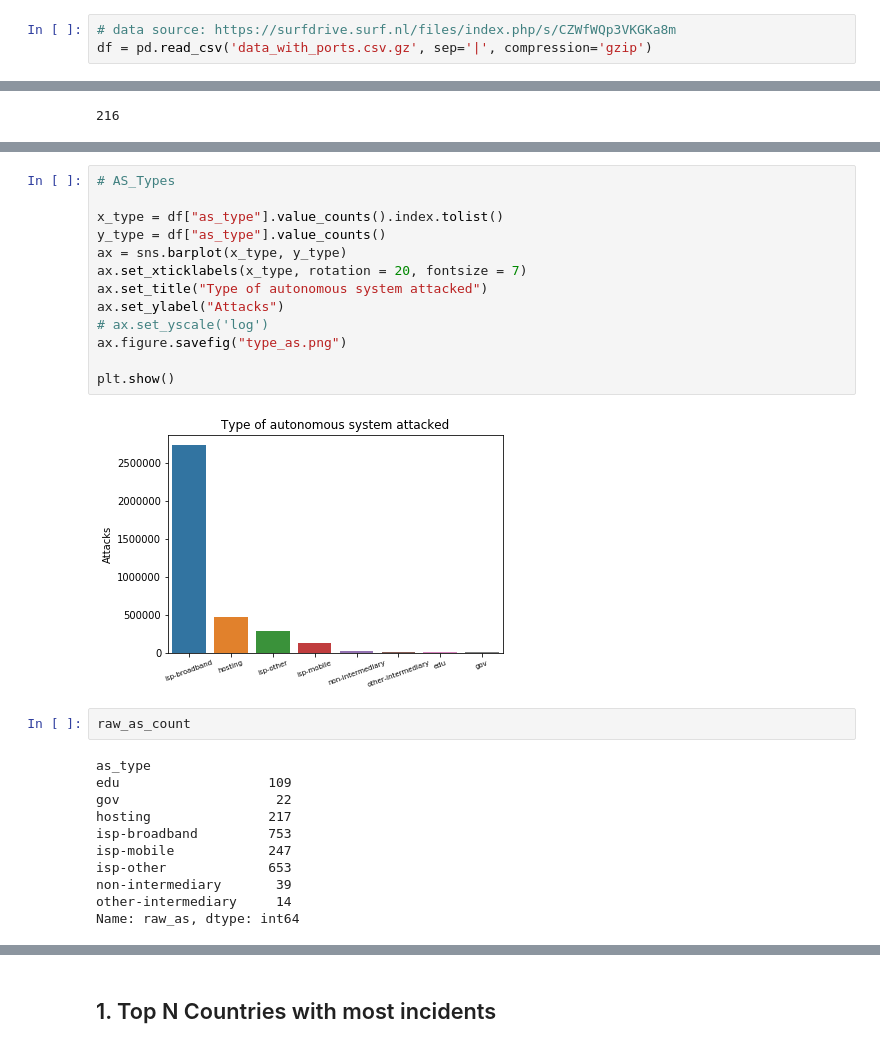
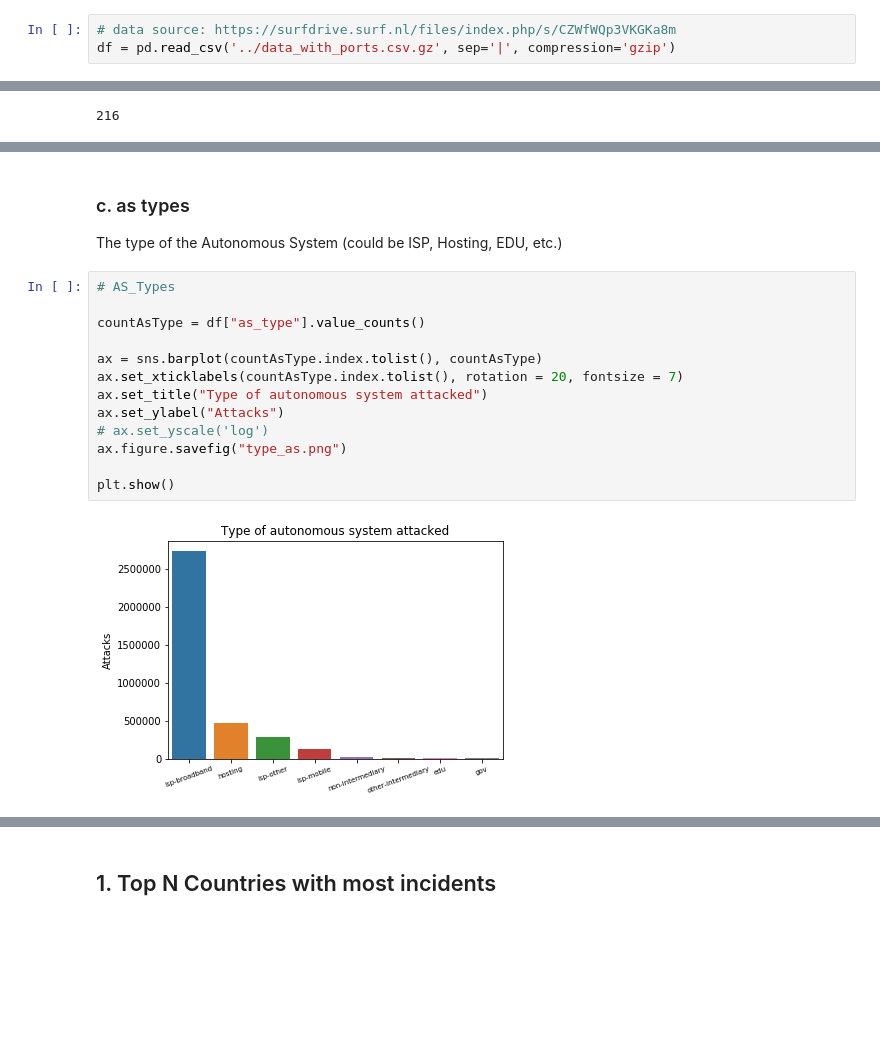
Before and after one commit to WKSu/WM0824TU-economics-of-cybersecurity-DDoS, a Jupyter notebook: SecurityMetrics/DDoS_Assignment1.ipynb, the cells around one changed output, grey strips where cells are left out. Cells and saved outputs as stored; diff of their text form; blank space fills up the shorter version.

```diff
--- a/SecurityMetrics/DDoS_Assignment1.ipynb
+++ b/SecurityMetrics/DDoS_Assignment1.ipynb
@@ -7,7 +7,7 @@ import matplotlib.pyplot as plt
 import seaborn as sns
 # %%
 # data source: https://surfdrive.surf.nl/files/index.php/s/CZWfWQp3VKGKa8m
-df = pd.read_csv('data_with_ports.csv.gz', sep='|', compression='gzip')
+df = pd.read_csv('../data_with_ports.csv.gz', sep='|', compression='gzip')
 # %%
 # parse string to datetime format
 df['date'] = pd.to_datetime(df['date'], format='%Y-%m-%d')
@@ -97,28 +125,19 @@ Name: service, dtype: float64
+# %% [markdown]
+### c. as types
+
+The type of the Autonomous System (could be ISP, Hosting, EDU, etc.)
 # %%
 # AS_Types
 
-x_type = df["as_type"].value_counts().index.tolist()
-y_type = df["as_type"].value_counts()
-ax = sns.barplot(x_type, y_type)
-ax.set_xticklabels(x_type, rotation = 20, fontsize = 7)
+countAsType = df["as_type"].value_counts()
+
+ax = sns.barplot(countAsType.index.tolist(), countAsType)
+ax.set_xticklabels(countAsType.index.tolist(), rotation = 20, fontsize = 7)
 ax.set_title("Type of autonomous system attacked")
 ax.set_ylabel("Attacks")
 # ax.set_yscale('log')
 ax.figure.savefig("type_as.png")
 
 plt.show()
 # %% [output]
-[figure, old version]
+[figure, new version]
-# %%
-raw_as_count
-# %% [output]
-as_type
-edu                   109
-gov                    22
-hosting               217
-isp-broadband         753
-isp-mobile            247
-isp-other             653
-non-intermediary       39
-other-intermediary     14
-Name: raw_as, dtype: int64
```
Also changed, not shown: parts of 15 cells of this notebook.
